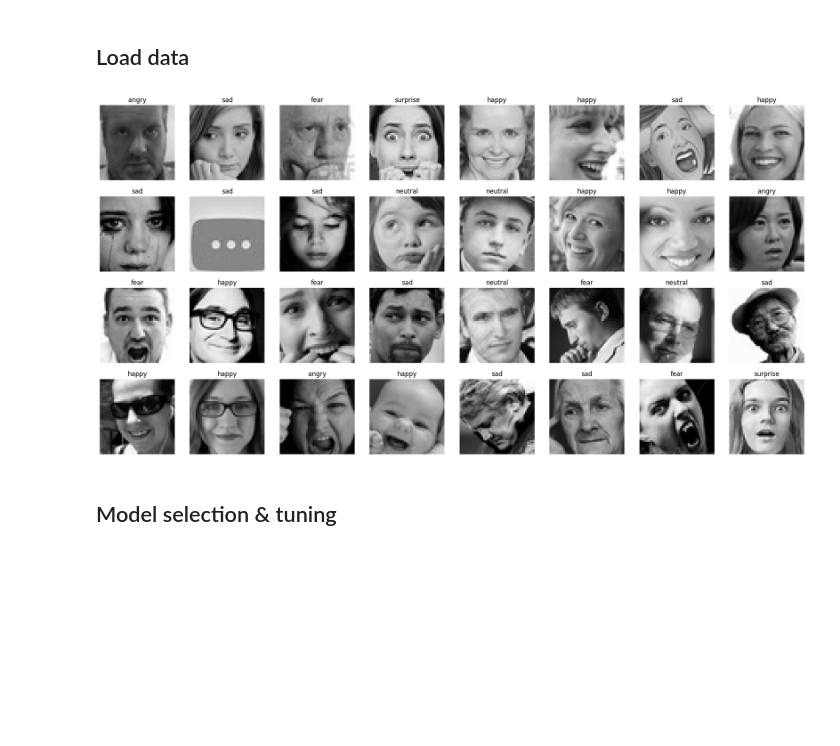
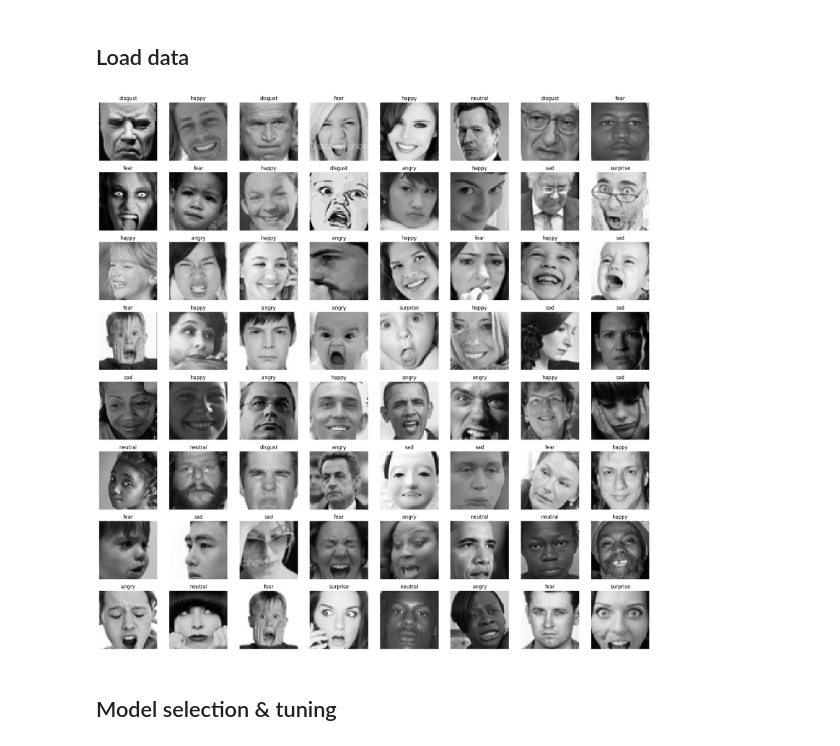
Before and after one commit to nmirabets/emotion-recognition, a Jupyter notebook: notebooks/main_fastai.ipynb, the cells around one changed output. Drawn from its saved outputs; the diff is of its cells as text; code cells hidden in the pictures; blank space fills up the shorter version.

```diff
--- a/notebooks/main_fastai.ipynb
+++ b/notebooks/main_fastai.ipynb
@@ -8,11 +28,3 @@ torch.manual_seed(42) # pytorch
 random.seed(42) # python
 # %% [markdown]
 ## Load data
-# %%
-# Create DataBlock
-dls = ImageDataLoaders.from_folder("../data/fer-2013/", train='train', valid='test', bs=64, item_tfms=Resize(48))
-
-# Show batch
-dls.show_batch(max_n=32, ncols=8)
-# %% [output]
-[figure, removed]
@@ -37,2 +71,14 @@ def save_learner_metrics(learner, path):
+# %%
+# Define dataset path
+path = "../data/fer-2013/"
+#path = "../data/balanced_fer-2013/"
+
+# Create dataloader
+dls = Dataset(path).get_data_loader()
+
+# Show batch
+dls.show_batch(max_n=64, ncols=8)
+# %% [output]
+[figure, added]
 # %% [markdown]
 ## Model selection & tuning
```
Also changed, not shown: parts of 18 cells of this notebook, 10 other files.
